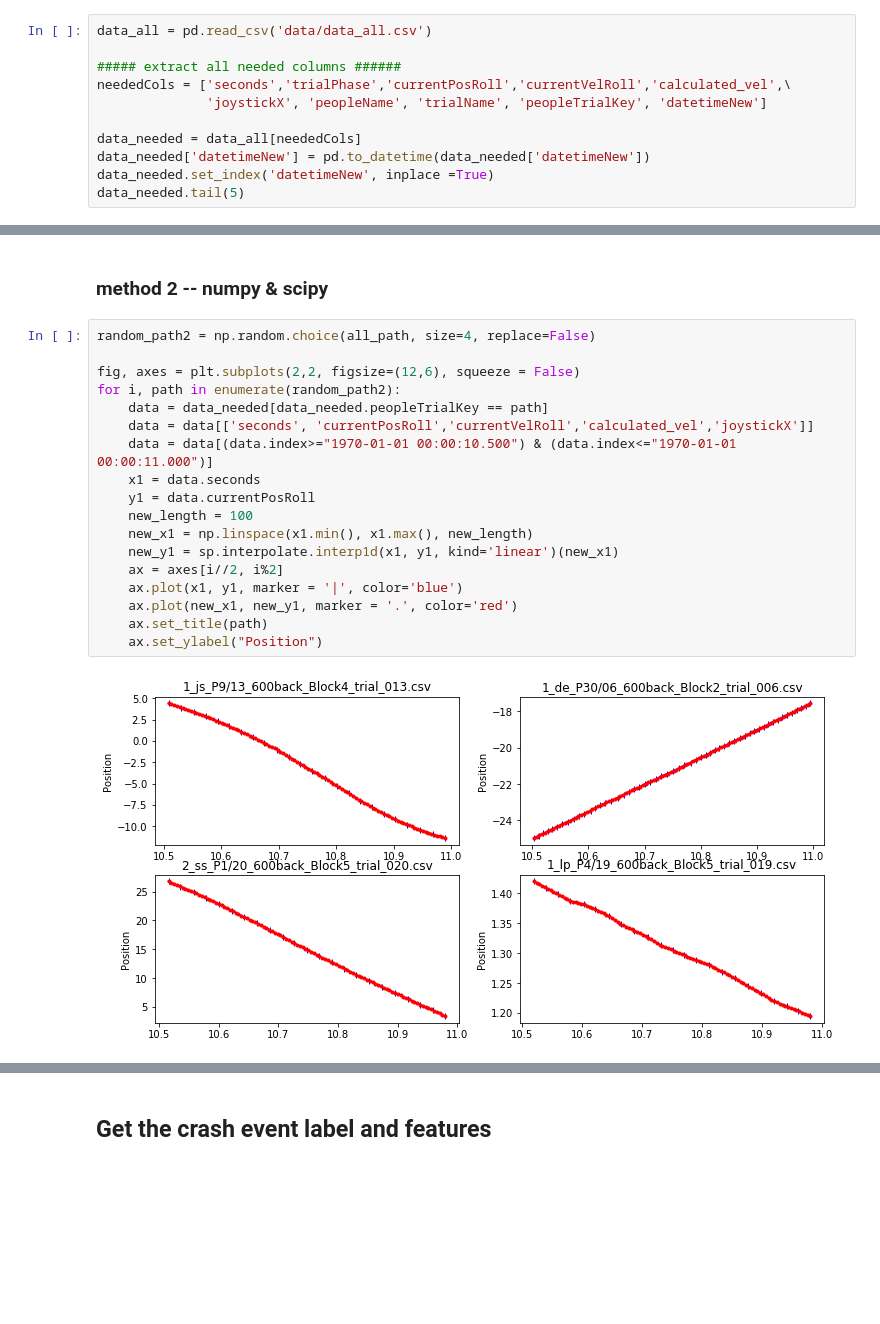
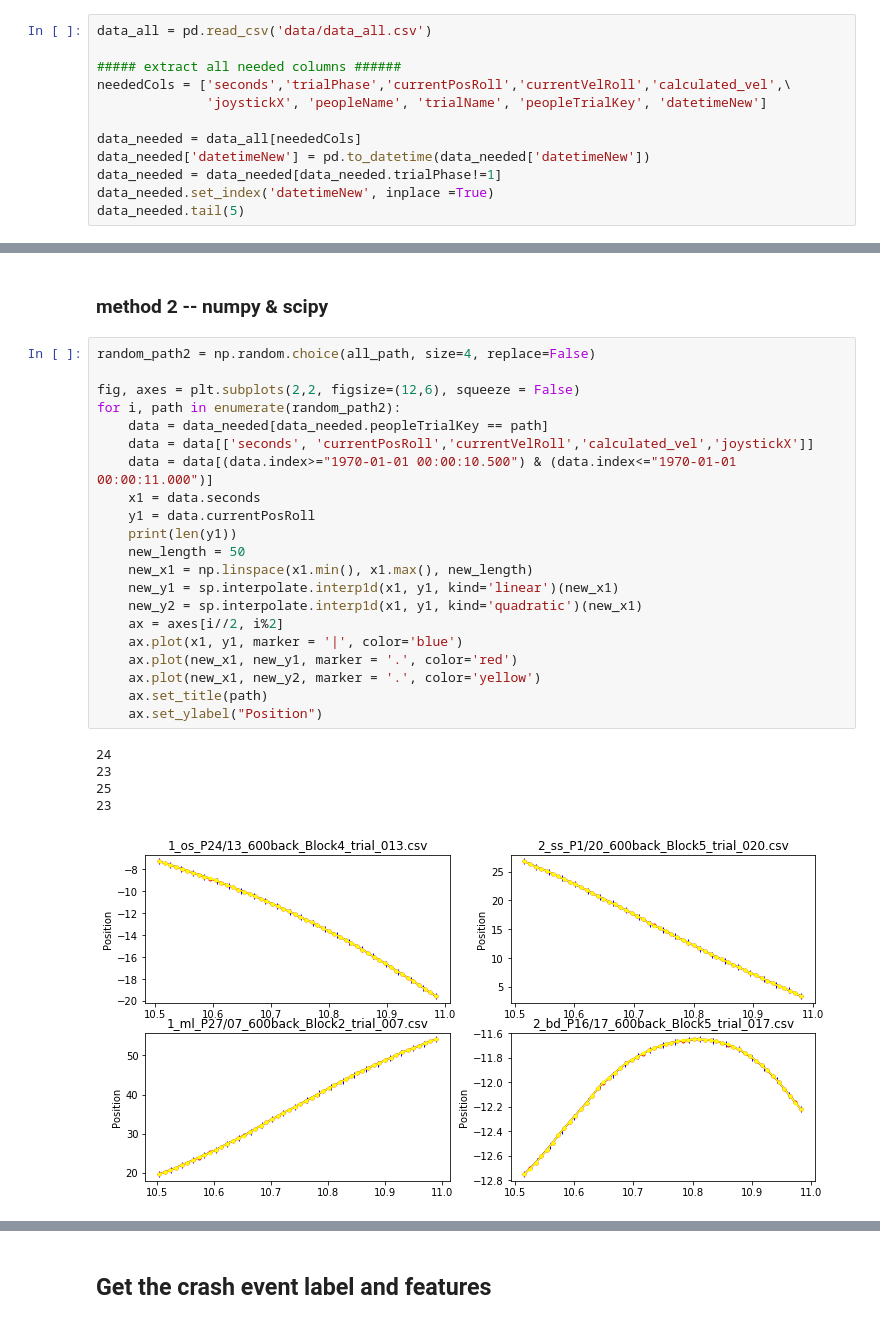
Before and after one commit to yonglin-wang/spacecraft-crash-predictor, a Jupyter notebook: Codes/data .ipynb, the cells around one changed output, grey strips where cells are left out. Saved outputs shown, nothing was run; the diff lists cells and outputs as text; blank space fills up the shorter version.

```diff
--- a/Codes/data .ipynb
+++ b/Codes/data .ipynb
@@ -107,6 +107,7 @@ neededCols = ['seconds','trialPhase','currentPosRoll','currentVelRoll','calculat
 
 data_needed = data_all[neededCols]
 data_needed['datetimeNew'] = pd.to_datetime(data_needed['datetimeNew'])
+data_needed = data_needed[data_needed.trialPhase!=1]
 data_needed.set_index('datetimeNew', inplace =True)
 data_needed.tail(5)
 # %% [output]
@@ -356,23 +368,30 @@ From the above pictures, we can see our resample methods works well. However, th
 # %%
 random_path2 = np.random.choice(all_path, size=4, replace=False)
 
 fig, axes = plt.subplots(2,2, figsize=(12,6), squeeze = False)
 for i, path in enumerate(random_path2):
     data = data_needed[data_needed.peopleTrialKey == path]
     data = data[['seconds', 'currentPosRoll','currentVelRoll','calculated_vel','joystickX']]
     data = data[(data.index>="1970-01-01 00:00:10.500") & (data.index<="1970-01-01 00:00:11.000")]
     x1 = data.seconds
     y1 = data.currentPosRoll
-    new_length = 100
+    print(len(y1))
+    new_length = 50
     new_x1 = np.linspace(x1.min(), x1.max(), new_length)
     new_y1 = sp.interpolate.interp1d(x1, y1, kind='linear')(new_x1)
+    new_y2 = sp.interpolate.interp1d(x1, y1, kind='quadratic')(new_x1)
     ax = axes[i//2, i%2]
     ax.plot(x1, y1, marker = '|', color='blue')
     ax.plot(new_x1, new_y1, marker = '.', color='red')
+    ax.plot(new_x1, new_y2, marker = '.', color='yellow')
     ax.set_title(path)
     ax.set_ylabel("Position")
 # %% [output]
+24
+23
+25
+23
-[figure, old version]
+[figure, new version]
 # %%
 random_path2 = np.random.choice(all_path, size=4, replace=False)
 
```
Also changed, not shown: parts of 26 cells of this notebook.
